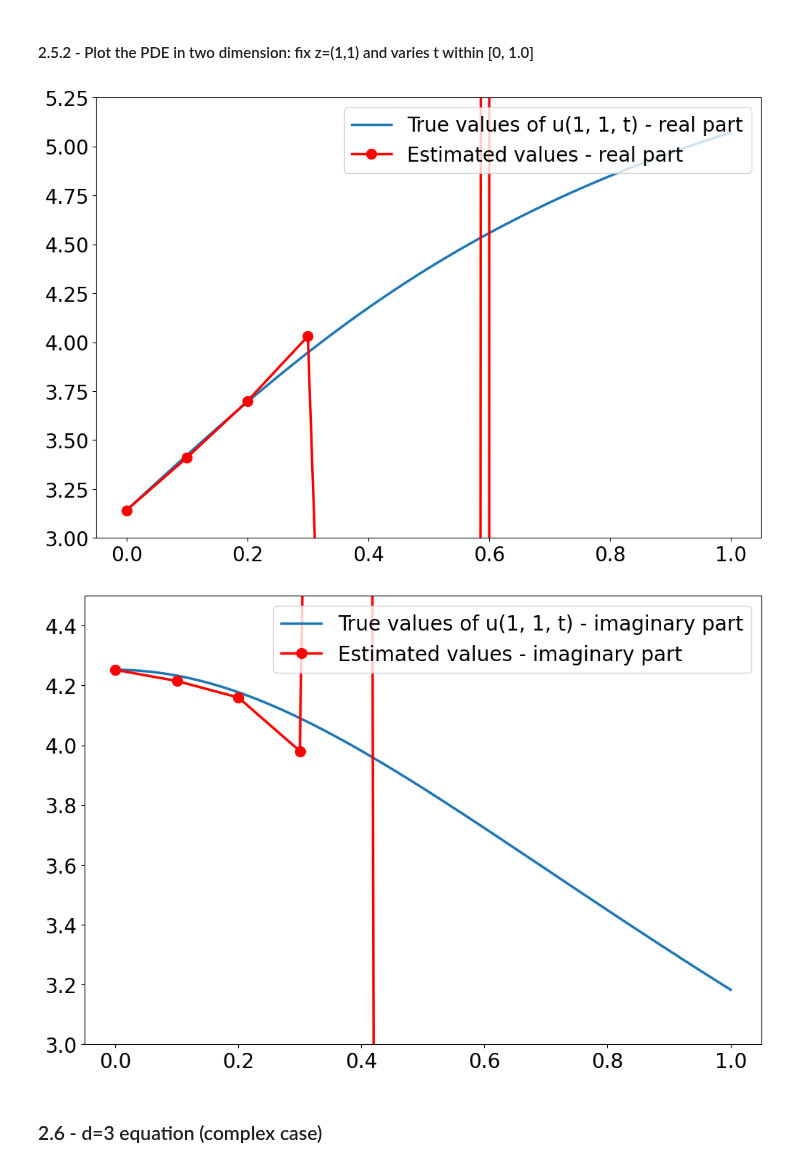
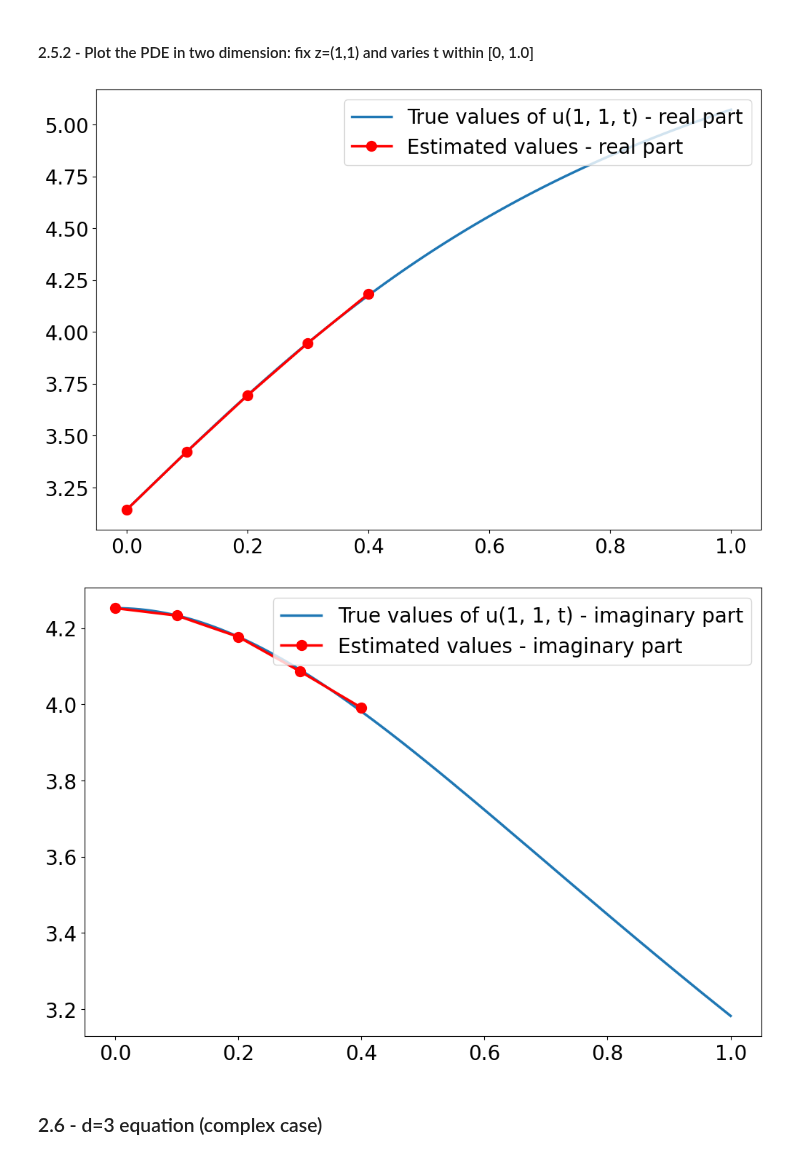
Before and after one commit to chanjuanyin/Fully_Nonlinear_Wave, a Jupyter notebook: Simulation_01/Plot_history.ipynb, the cells around one changed output. Cells and saved outputs as stored; diff of their text form; code cells hidden in the pictures.

```diff
--- a/Simulation_01/Plot_history.ipynb
+++ b/Simulation_01/Plot_history.ipynb
@@ -457,43 +457,43 @@ for file_name in os_listdir:
 <a name='2-5-2'></a>
 #### 2.5.2 - Plot the PDE in two dimension: fix z=(1,1) and varies t within [0, 1.0]
 # %%
-impose_ylim = True
+impose_ylim = False
 y_lim = [3.00,5.25]
 
 true_values_real = np.asarray(np_dictionary["analytic"])[0,:]
 true_values_real = np.reshape(true_values_real, (101,))#[0:191]
 t_values = np.arange(0, 1.01, 0.01)
-estimated_values_real = np.asarray(np_dictionary["monte_carlo"])[0,0:8]
-estimated_values_real = np.reshape(estimated_values_real, (8,))#[0:19]
-t_estimated = np.arange(0, 0.8, 0.1)
+estimated_values_real = np.asarray(np_dictionary["monte_carlo"])[0,0:5]
+estimated_values_real = np.reshape(estimated_values_real, (5,))#[0:19]
+t_estimated = np.arange(0, 0.5, 0.1)
 
 plt.figure(figsize=(12, 8))
 plt.plot(t_values, true_values_real, label='True values of u(1, 1, t) - real part', lw=2.5)
 plt.plot(t_estimated, estimated_values_real, 'ro-', label='Estimated values - real part', lw=2.5, ms=10)
 plt.xticks(fontsize=20)
 plt.yticks(fontsize=20)
 
 # plt.ylabel('true vs estimated values - real part')
 if impose_ylim:
     plt.ylim(y_lim)
 # plt.xlabel('t values')
 # plt.axvline(x=0.32,color='red')
 
 # plt.title('True vs estimated values of u(1, 1, t) - real part')
 plt.legend(loc='upper right',fontsize=20)
 plt.show()
 # %% [output]
-[figure, old version]
+[figure, new version]
 # %%
-impose_ylim = True
+impose_ylim = False
 y_lim = [3.0,4.5]
 
 true_values_imaginary = np.asarray(np_dictionary["analytic"])[1,:]
 true_values_imaginary = np.reshape(true_values_imaginary, (101,))#[0:191]
 t_values = np.arange(0, 1.01, 0.01)
-estimated_values_imaginary = np.asarray(np_dictionary["monte_carlo"])[1,0:8]
-estimated_values_imaginary = np.reshape(estimated_values_imaginary, (8,))#[0:19]
-t_estimated = np.arange(0, 0.8, 0.1)
+estimated_values_imaginary = np.asarray(np_dictionary["monte_carlo"])[1,0:5]
+estimated_values_imaginary = np.reshape(estimated_values_imaginary, (5,))#[0:19]
+t_estimated = np.arange(0, 0.5, 0.1)
 
 plt.figure(figsize=(12, 8))
 plt.plot(t_values, true_values_imaginary, label='True values of u(1, 1, t) - imaginary part', lw=2.5)
@@ -513,7 +513,7 @@ plt.xlabel('')
 plt.legend(loc='upper right',fontsize=20)
 plt.show()
 # %% [output]
-[figure, old version]
+[figure, new version]
 # %% [markdown]
 <a name='2-6'></a>
 ### 2.6 - d=3 equation (complex case)
```
Also changed, not shown: parts of 8 cells of this notebook, 14 other files.
